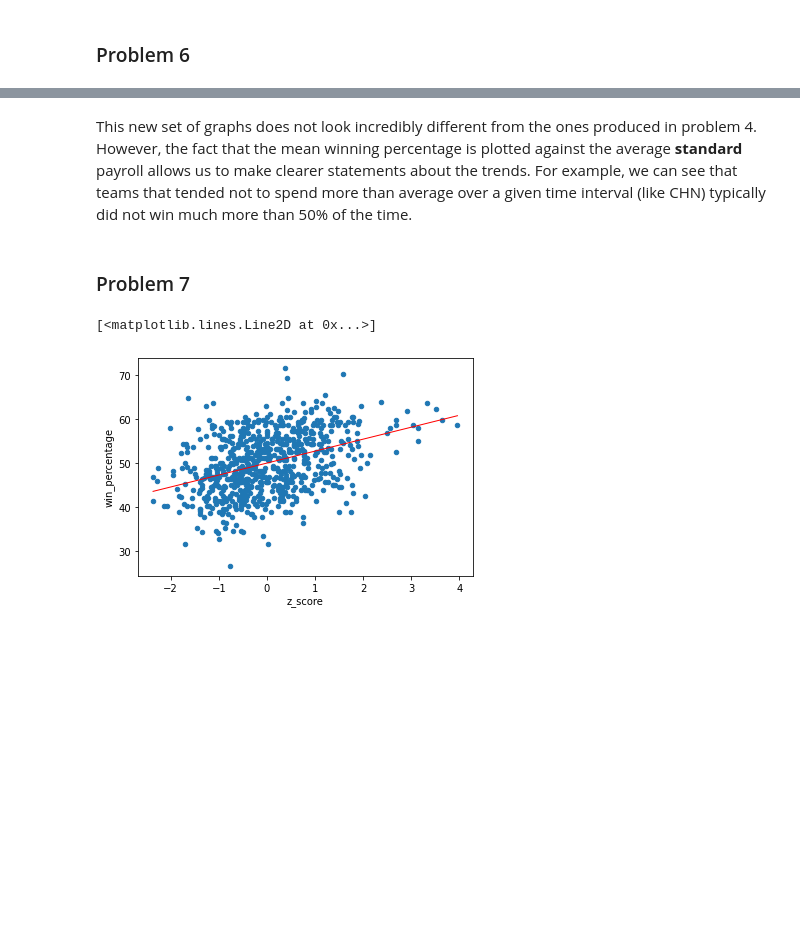
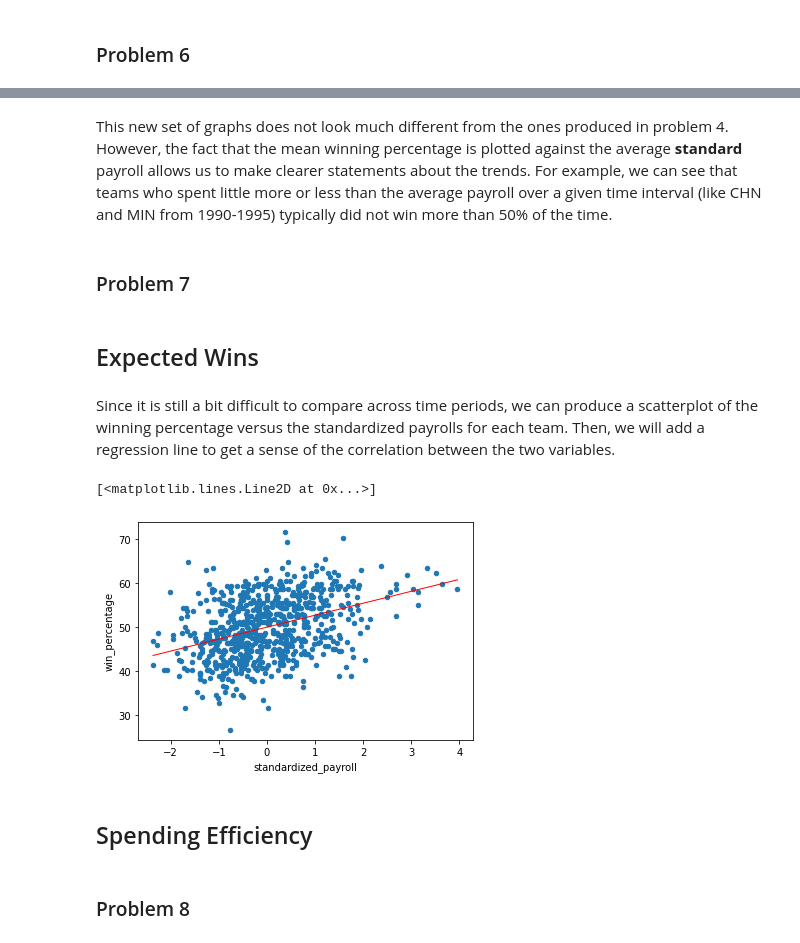
Before and after one commit to joshkellner/DSProject2, a Jupyter notebook: Project 2.ipynb, the cells around one changed output, grey strips where cells are left out. Saved outputs shown, nothing was run; the diff lists cells and outputs as text; code cells hidden in the pictures; blank space fills up the shorter version.

```diff
--- a/Project 2.ipynb
+++ b/Project 2.ipynb
@@ -146,7 +138,6 @@ Overall, it is a bit difficult to make any strong statements about the relations
 # %% [markdown]
 $$ standardizedPayroll_{ij} = \frac{payroll_{ij} - avgPayroll_{j}}{s_j} $$
 # %%
-
 for index, row in team_stats.iterrows():
     payroll_ij = row["total_payroll"]
     #we already the mean payrolls we need, as we calculated them above
@@ -154,7 +145,7 @@ for index, row in team_stats.iterrows():
     std = team_stats.groupby("yearID").std()["total_payroll"]
 
     #apply the formula and create a new column to store the standardized value
-    team_stats.at[index, "z_score"] = (payroll_ij - avg_payroll) / std[row["yearID"]]
+    team_stats.at[index, "standardized_payroll"] = (payroll_ij - avg_payroll) / std[row["yearID"]]
 
-team_stats.head(30)
+team_stats.head()
 # %% [output]
@@ -210,15 +191,23 @@ for i, year_range in enumerate(team_stats["year_interval"].unique()):
 # %% [markdown]
-This new set of graphs does not look incredibly different from the ones produced in problem 4. However, the fact that the mean winning percentage is plotted against the average **standard** payroll allows us to make clearer statements about the trends. For example, we can see that teams that tended not to spend more than average over a given time interval (like CHN) typically did not win much more than 50% of the time.
+This new set of graphs does not look much different from the ones produced in problem 4. However, the fact that the mean winning percentage is plotted against the average **standard** payroll allows us to make clearer statements about the trends. For example, we can see that teams who spent little more or less than the average payroll over a given time interval (like CHN and MIN from 1990-1995) typically did not win more than 50% of the time.
 # %% [markdown]
 ### Problem 7
+# %% [markdown]
+## Expected Wins
+# %% [markdown]
+Since it is still a bit difficult to compare across time periods, we can produce a scatterplot of the winning percentage versus the standardized payrolls for each team. Then, we will add a regression line to get a sense of the correlation between the two variables.
 # %%
-ax = team_stats.plot.scatter(x="z_score", y = "win_percentage", xlabel = "Standard Payroll")
+ax = team_stats.plot.scatter(x="standardized_payroll", y = "win_percentage", xlabel = "Standard Payroll")
 
-slope, intercept, r_value, p_value, std_err = stats.linregress(team_stats["z_score"],
+slope, intercept, r_value, p_value, std_err = stats.linregress(team_stats["standardized_payroll"],
                                                                    team_stats["win_percentage"])
-pts = np.linspace(team_stats["z_score"].min(), team_stats["z_score"].max(), 500)
+pts = np.linspace(team_stats["standardized_payroll"].min(), team_stats["standardized_payroll"].max(), 500)
 line = slope * pts + intercept
 ax.plot(pts, line, lw=1, color='red')
 # %% [output]
 [<matplotlib.lines.Line2D at 0x...>]
-[figure, old version]
+[figure, new version]
+# %% [markdown]
+## Spending Efficiency
+# %% [markdown]
+### Problem 8
```
Also changed, not shown: parts of 18 cells of this notebook.
